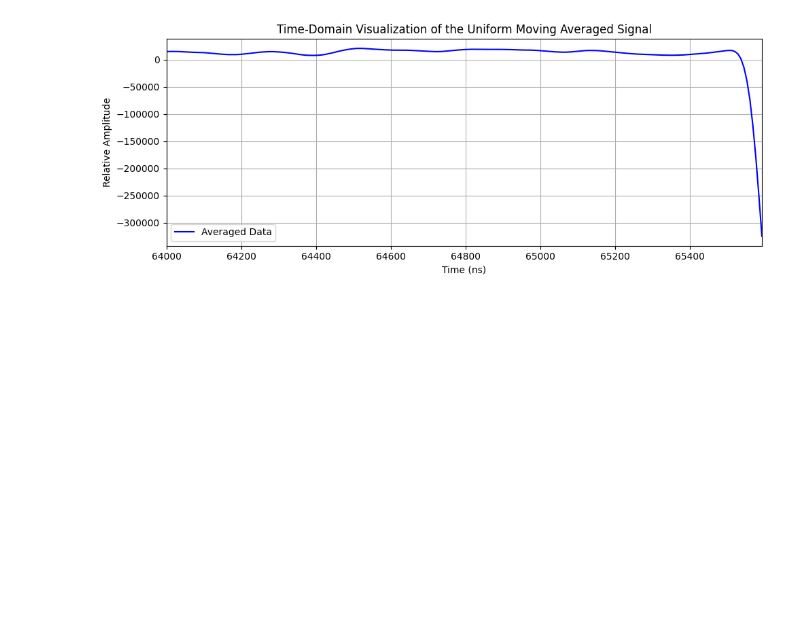
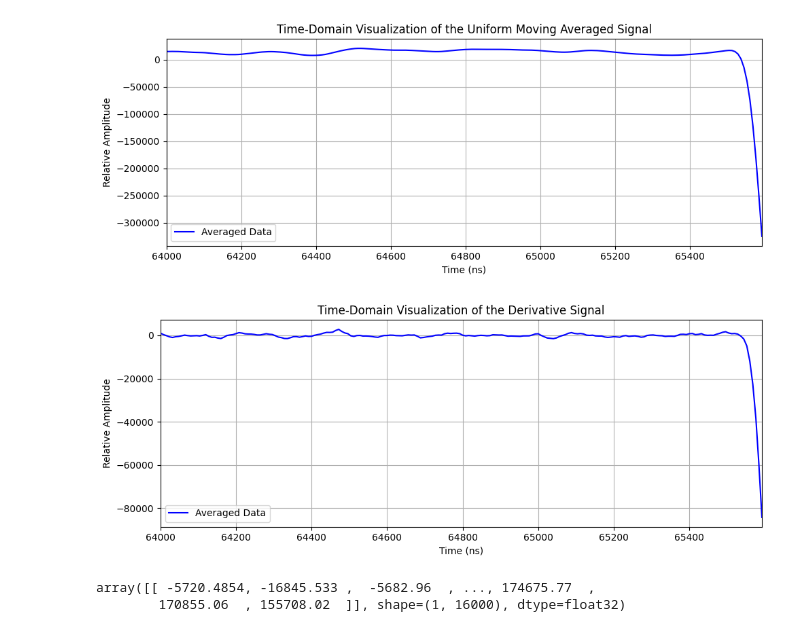
Before and after one commit to madhviasthana/Bio-Medical-Signal-Processing, a Jupyter notebook: codebase/main.ipynb, the cells around one changed output. Saved outputs shown, nothing was run; the diff lists cells and outputs as text; code cells hidden in the pictures; blank space fills up the shorter version.

```diff
--- a/codebase/main.ipynb
+++ b/codebase/main.ipynb
@@ -46,3 +48,6 @@ filtered_uniform_moving_avg=apply_uniform_moving_average_filter(raw, trial_idx=0
 filtered_uniform_moving_avg.shape
 # %% [output]
 (1, 16000)
+# %%
+filtered_derivative=apply_improved_derivative_filter(raw, channel=1, T=1.0)
+#filtered_derivative=apply_uniform_moving_average_filter(filtered_derivative, trial_idx=0, window_size=11)
@@ -122,3 +131,27 @@ plt.tight_layout()
 plt.show()
 # %% [output]
 [figure]
+# %%
+Fs = 125e6  # 125 MHz
+Ts_ns = 1e9 / Fs  # Sampling period in nanoseconds
+
+time_ns = np.arange(start, end) * Ts_ns
+
+plt.figure(figsize=(10, 4))
+plt.plot(time_ns, filtered_derivative[0,1,start:end], label='Averaged Data', color='blue')
+plt.title('Time-Domain Visualization of the Derivative Signal')
+plt.xlabel('Time (ns)')
+plt.ylabel('Relative Amplitude')
+plt.legend()
+plt.grid(True)
+plt.xlim(time_ns[0], time_ns[-1])
+
+plt.tight_layout()
+plt.show()
+# %% [output]
+[figure, added]
+# %%
+averaged_signal
+# %% [output]
+array([[ -5720.4854, -16845.533 ,  -5682.96  , ..., 174675.77  ,
+        170855.06  , 155708.02  ]], shape=(1, 16000), dtype=float32)
```
Also changed, not shown: parts of 6 cells of this notebook, 5 other files.
